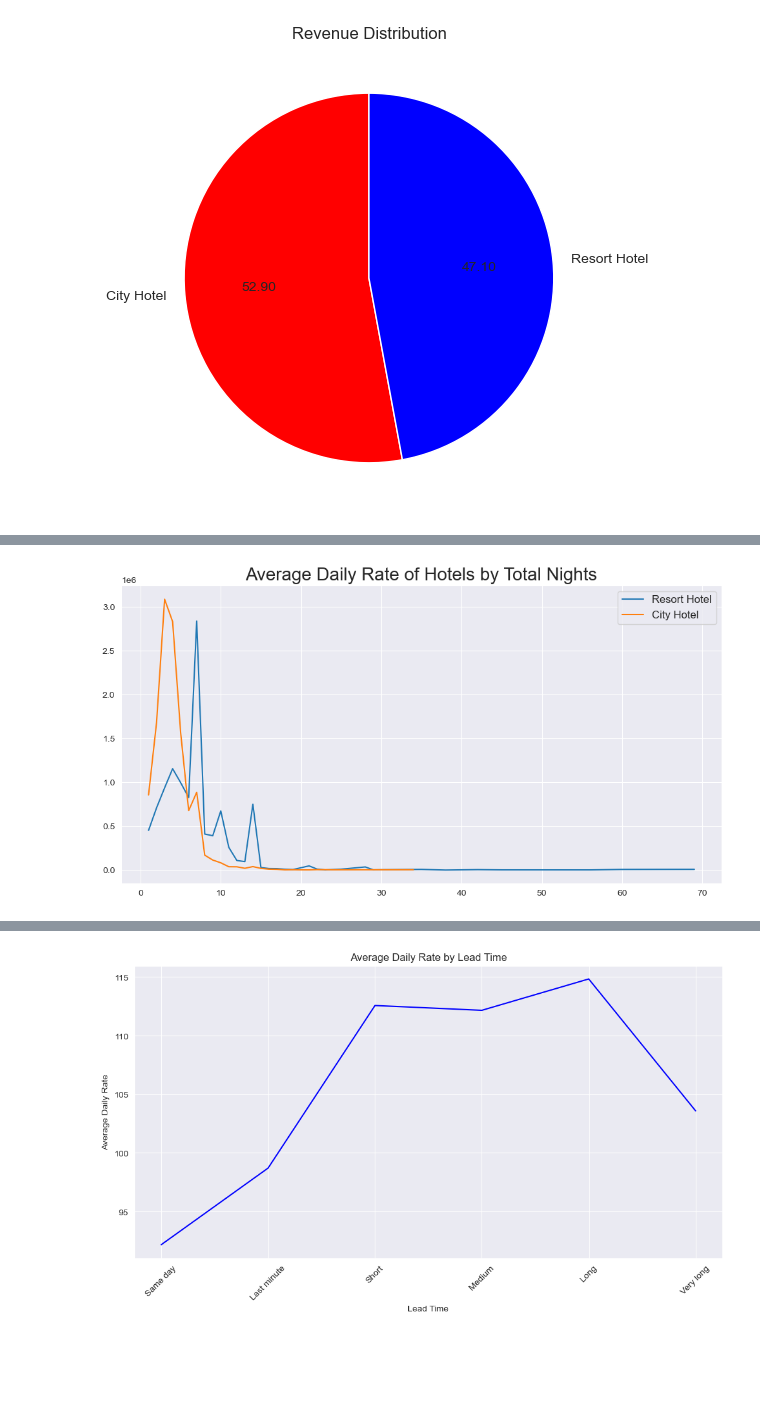
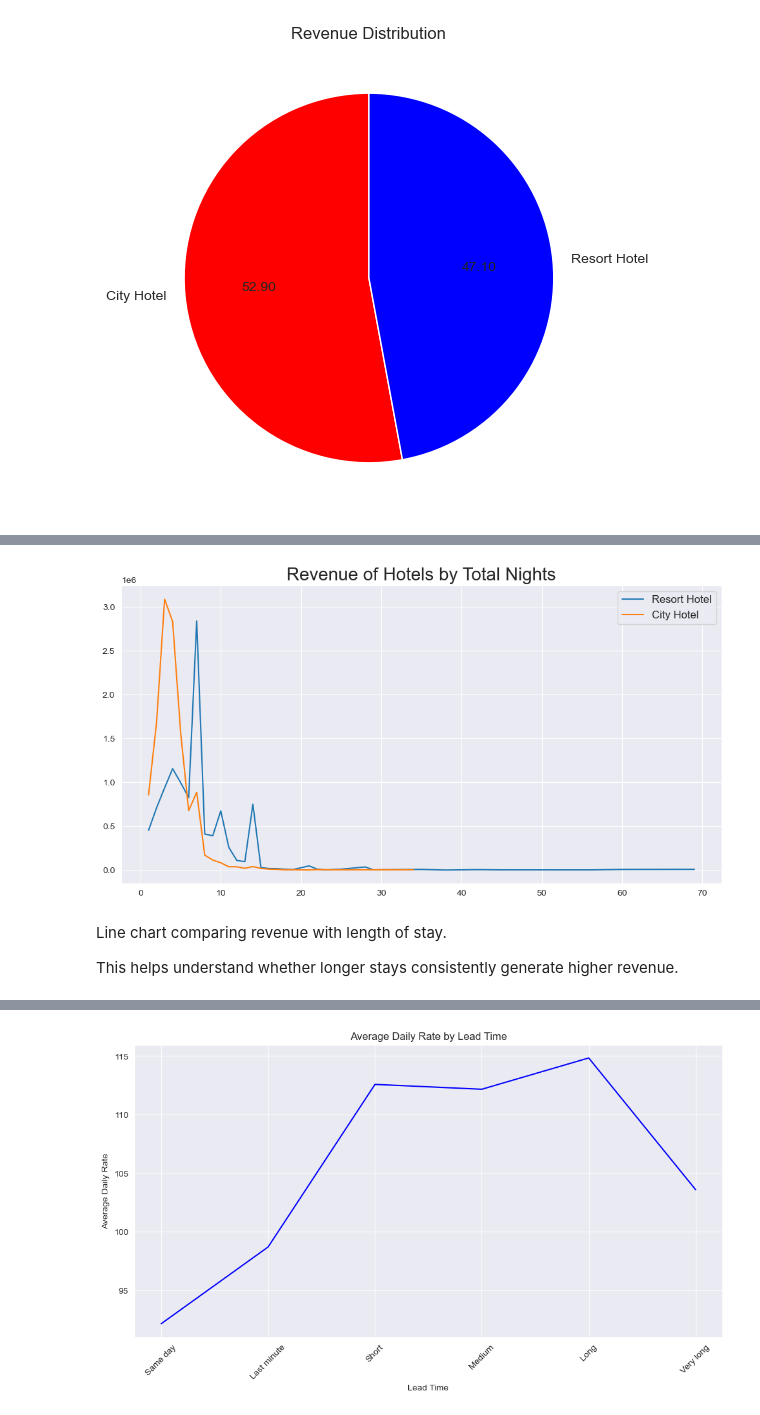
Before and after one commit to 280205-Abhi/Hotel_Booking_Analysis, a Jupyter notebook: Hotel_Booking_Analysis.ipynb, the cells around one changed output, grey strips where cells are left out. Drawn from its saved outputs; the diff is of its cells as text; code cells hidden in the pictures; blank space fills up the shorter version.

```diff
--- a/Hotel_Booking_Analysis.ipynb
+++ b/Hotel_Booking_Analysis.ipynb
@@ -432,5 +839,5 @@ plt.show()
 # %%
-df['month'] = df['reservation_status_date'].dt.month
+df['month'] = df['arrival_date'].dt.month
 
 plt.figure(figsize=(12, 6))
 ax1 = sns.countplot(x='month', hue='is_canceled', data=df, palette= 'Blues')
@@ -439,7 +846,7 @@ ax1.legend(bbox_to_anchor=(1.05, 1), loc='upper left', labels=legend_labels[0])
 plt.xticks(range(0, 12), ['Jan', 'Feb', 'Mar', 'Apr', 'May', 'Jun', 'Jul', 'Aug', 'Sep', 'Oct', 'Nov', 'Dec'])
 plt.xlabel('Month')
 plt.ylabel('Number of Reservations')
-plt.title('Average Daily Rate of Hotels by Month')
+plt.title('Number of Reservations of Hotels by Month based on Cancelation Status')
 plt.legend(['Not Canceled', 'Canceled'])
 plt.legend()
 plt.show()
@@ -525,13 +1004,17 @@ Passing `palette` without assigning `hue` is deprecated and will be removed in v
 # %%
 resort_revenue = df[(df['is_canceled'] != 1) & (df['hotel'] == 'Resort Hotel')].groupby('total_nights')['revenue'].sum().reset_index()
 city_revenue = df[(df['is_canceled'] != 1) & (df['hotel'] == 'City Hotel')].groupby('total_nights')['revenue'].sum().reset_index()
 
 plt.figure(figsize=(12, 6))
-plt.title('Average Daily Rate of Hotels by Total Nights', fontsize=20)
+plt.title('Revenue of Hotels by Total Nights', fontsize=20)
 plt.plot(resort_revenue['total_nights'], resort_revenue['revenue'], label = 'Resort Hotel')
 plt.plot(city_revenue['total_nights'], city_revenue['revenue'], label = 'City Hotel')
 plt.legend(fontsize=12)
 plt.show()
 # %% [output]
-[figure, old version]
+[figure, new version]
+# %% [markdown]
+Line chart comparing revenue with length of stay.
+
+This helps understand whether longer stays consistently generate higher revenue.
 # %%
```
Also changed, not shown: parts of 110 cells of this notebook, 2 other files.
